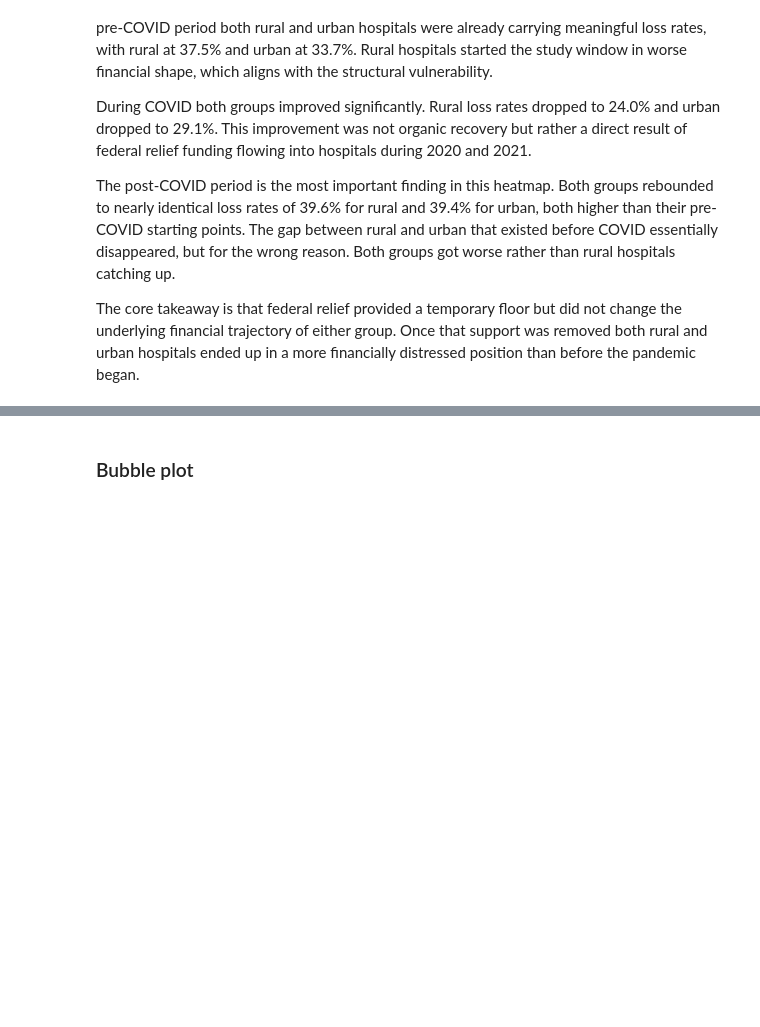
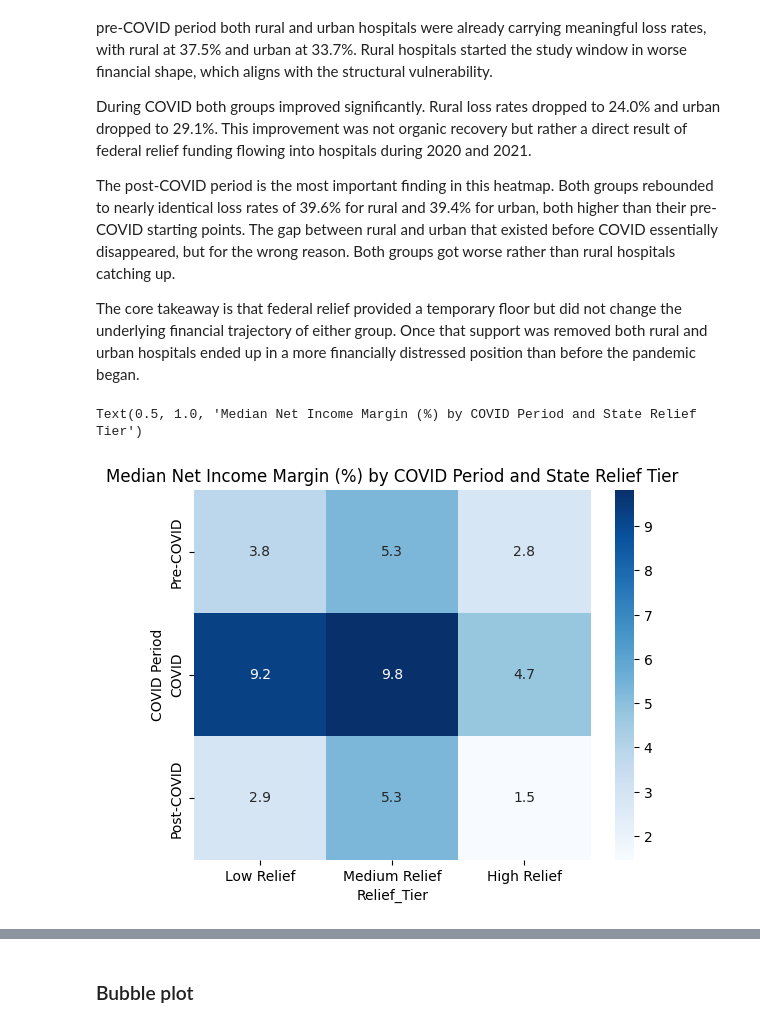
Before and after one commit to jadhav28/DX699, a Jupyter notebook: Week9.ipynb, the cells around one changed output, grey strips where cells are left out. Cells and saved outputs as stored; diff of their text form; code cells hidden in the pictures; blank space fills up the shorter version.

```diff
--- a/Week9.ipynb
+++ b/Week9.ipynb
@@ -305,3 +395,18 @@ During COVID both groups improved significantly. Rural loss rates dropped to 24.
 The post-COVID period is the most important finding in this heatmap. Both groups rebounded to nearly identical loss rates of 39.6% for rural and 39.4% for urban, both higher than their pre-COVID starting points. The gap between rural and urban that existed before COVID essentially disappeared, but for the wrong reason. Both groups got worse rather than rural hospitals catching up.
 
 The core takeaway is that federal relief provided a temporary floor but did not change the underlying financial trajectory of either group. Once that support was removed both rural and urban hospitals ended up in a more financially distressed position than before the pandemic began.
+# %%
+# Heatmap 3: Does higher state-level relief correlate with better margin recovery?
+pivot_relief_margin = df_imputed.pivot_table(
+    index   = "COVID Period",
+    columns = "Relief_Tier",
+    values  = "Net Income Margin",
+    aggfunc = "median"
+)
+pivot_relief_margin = pivot_relief_margin.reindex(["Pre-COVID", "COVID", "Post-COVID"])
+
+ax = sns.heatmap(pivot_relief_margin, cmap = "Blues", annot = True, fmt = ".1f")
+ax.set_title("Median Net Income Margin (%) by COVID Period and State Relief Tier")
+# %% [output]
+Text(0.5, 1.0, 'Median Net Income Margin (%) by COVID Period and State Relief Tier')
+[figure, added]
```
Also changed, not shown: parts of 28 cells of this notebook.
